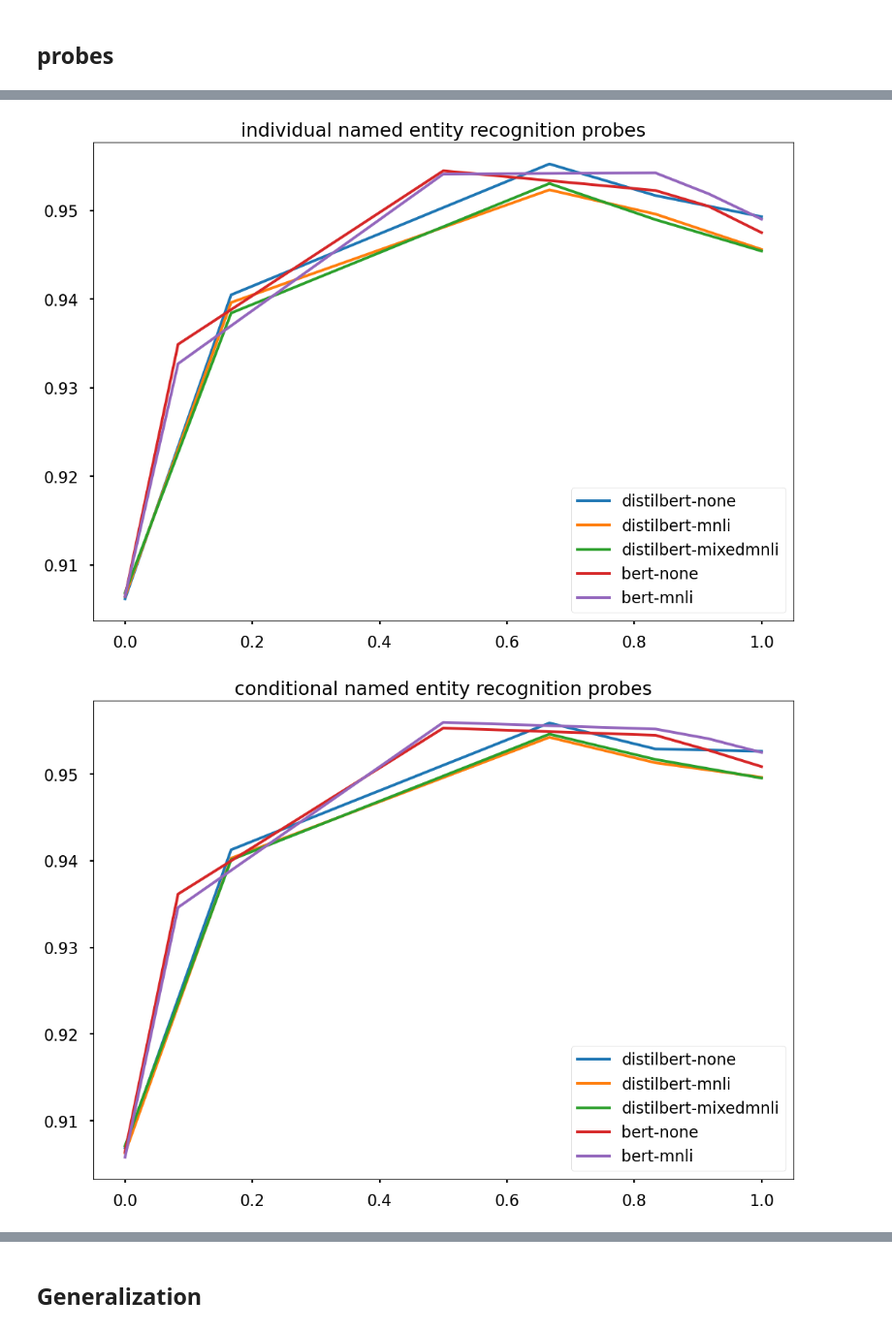
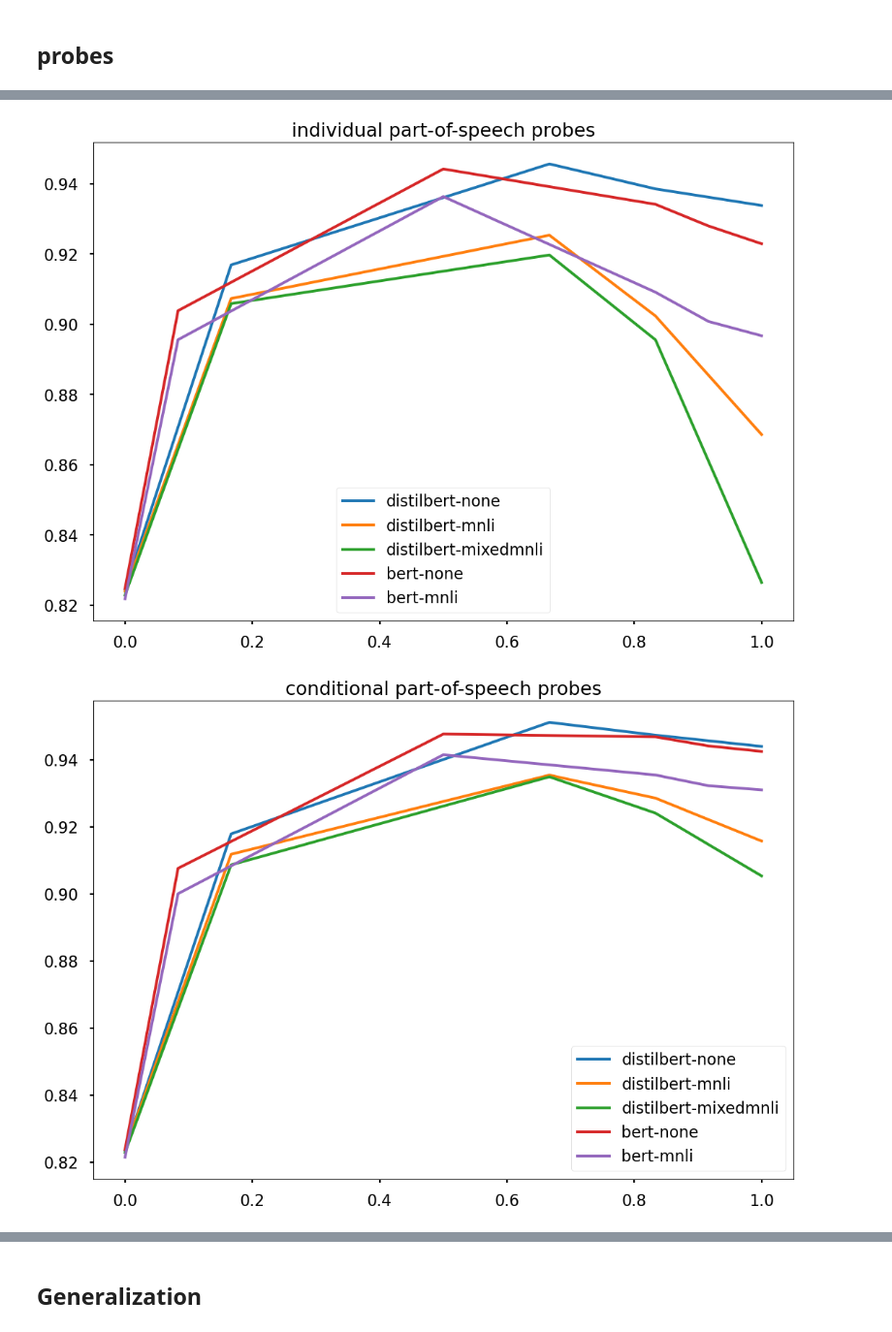
Before and after one commit to zy-f/nlp-distill-probing, a Jupyter notebook: visualization.ipynb, the cells around one changed output, grey strips where cells are left out. Shown at 97% size. Saved outputs shown, nothing was run; the diff lists cells and outputs as text; code cells hidden in the pictures.

```diff
--- a/visualization.ipynb
+++ b/visualization.ipynb
@@ -29,23 +16,24 @@ full_words = {
     'ner': 'named entity recognition',
 }
 # %%
-for t in ['ner']:
+df = pd.read_csv('data/probe_outputs_old.csv')
+for t in ['pos', 'dep', 'ner']:
     for ptype in ['indiv', 'cond']:
         fig, ax = plt.subplots(1)
-        for model in ['distilbert', 'bert']:
+        for model in ['distilbert','bert']:
             layers = b_layers if model == 'bert' else db_layers
             layer_names = [f'layer{i}' for i in layers]
             tune_types = ['none', 'mnli']
             if model == 'distilbert':
                 tune_types += ['mixedmnli']
             subdf = df[(df['m_arch'] == model) & (df['p_type'] == ptype) & (df['p_task'] == t)]
             ax.set_title(f"{full_words[ptype]} {full_words[t]} probes")
             for tt in tune_types:
                 data_slice = subdf[subdf['m_finetune'] == tt][layer_names]
                 layer_pcts = [l / max(layers) for l in layers]
                 ax.plot(layer_pcts, data_slice.values.flatten(), label=f'{model}-{tt}')
             ax.legend()
             fig.show()
 # %% [output]
-[figure, old version]
+[figure, new version]
-[figure, old version]
+[figure, new version]
```
Also changed, not shown: parts of 7 cells of this notebook, 5 other files.
